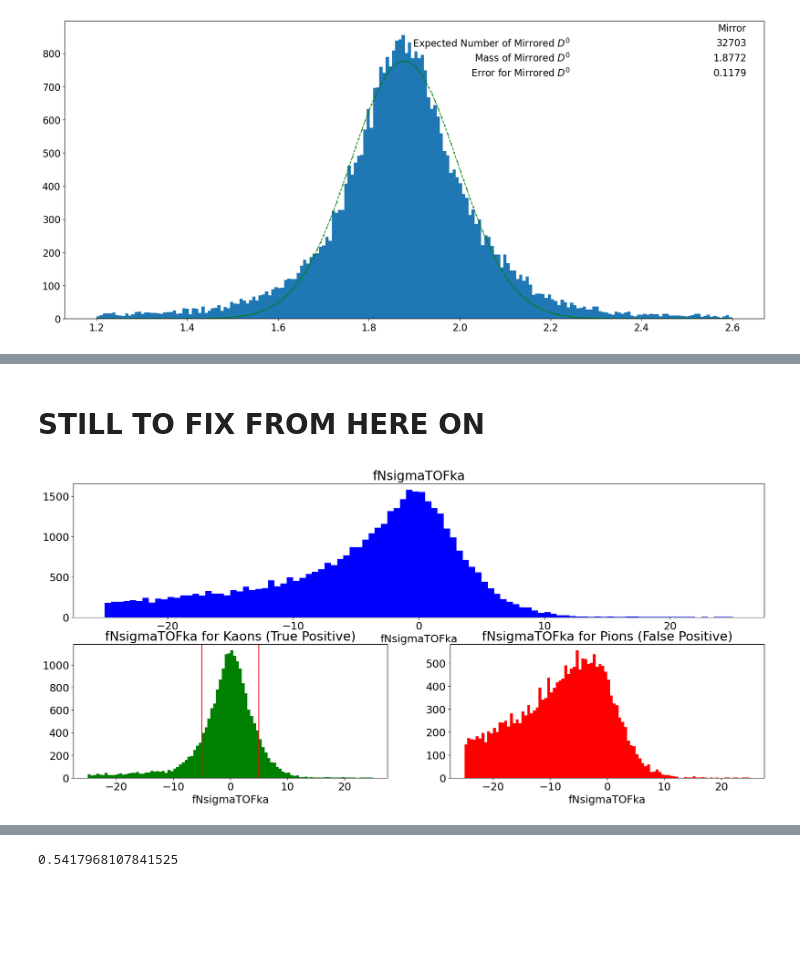
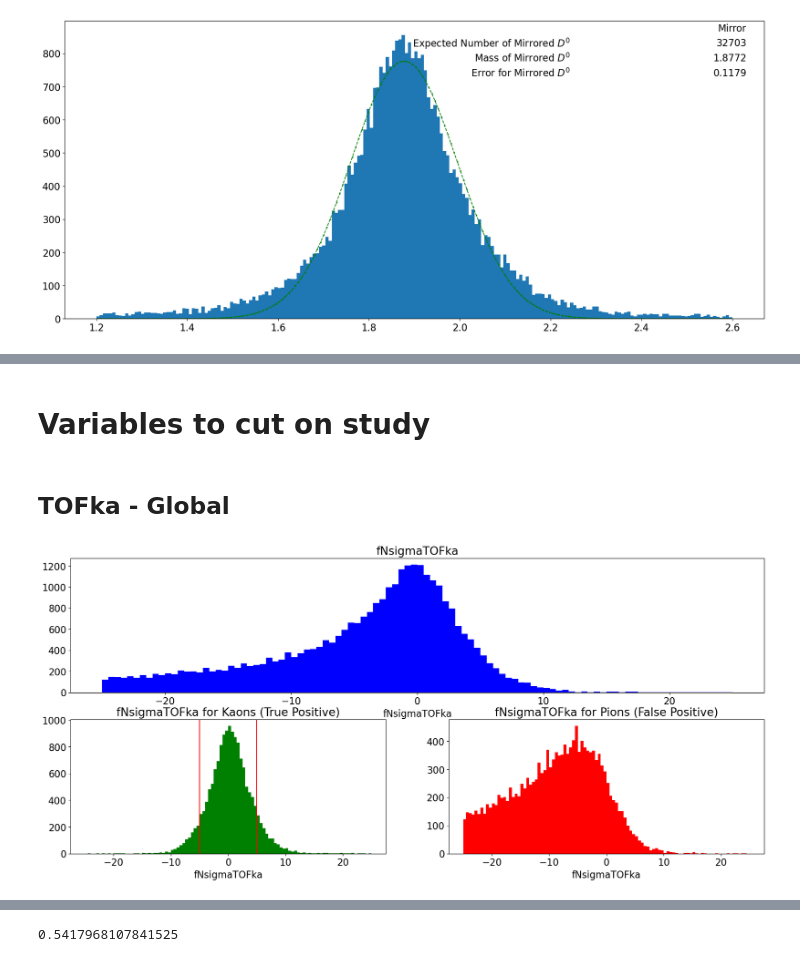
Before and after one commit to LeoPi314/LCPB_Project, a Jupyter notebook: MC_Mirror_D0.ipynb, the cells around one changed output, grey strips where cells are left out. Cells and saved outputs as stored; diff of their text form; code cells hidden in the pictures; blank space fills up the shorter version.

```diff
--- a/MC_Mirror_D0.ipynb
+++ b/MC_Mirror_D0.ipynb
@@ -646,2 +723,2 @@ plt.show()
 # %% [markdown]
-# STILL TO FIX FROM HERE ON
+# Variables to cut on study
@@ -648,29 +727,31 @@ plt.show()
+# %% [markdown]
+## TOFka - Global
 # %%
 mosaic = [
     ["top", "top"],
     ["left", "right"]
 ]
 
 fig, axes = plt.subplot_mosaic(mosaic, figsize=(21, 9))
 N_BINS = 100
 MIN_TOF, MAX_TOF = -25, 25
-axes["top"].hist(np.concat([final_results["TOFka"],final_results["mirror_TOFka"]]), bins=N_BINS, color="blue", range=(MIN_TOF, MAX_TOF))
+axes["top"].hist(np.concat([df["TOFka"],df["mirror_TOFka"]]), bins=N_BINS, color="blue", range=(MIN_TOF, MAX_TOF))
 axes["top"].set_title("fNsigmaTOFka")
 axes["top"].set_xlabel("fNsigmaTOFka")
 axes["top"].set_label("Counts")
 
-axes["left"].hist(final_results["TOFka"], bins=N_BINS, color="green", range=(MIN_TOF, MAX_TOF))
+axes["left"].hist(df["TOFka"], bins=N_BINS, color="green", range=(MIN_TOF, MAX_TOF))
 axes["left"].set_title("fNsigmaTOFka for Kaons (True Positive)")
 axes["left"].set_xlabel("fNsigmaTOFka")
 axes["left"].set_label("Counts")
 axes["left"].axvline(x=-5, color="red")
 axes["left"].axvline(x=+5, color="red")
 
-axes["right"].hist(final_results["mirror_TOFka"], bins=N_BINS, color="red", range=(MIN_TOF, MAX_TOF))
+axes["right"].hist(df["mirror_TOFka"], bins=N_BINS, color="red", range=(MIN_TOF, MAX_TOF))
 axes["right"].set_title("fNsigmaTOFka for Pions (False Positive)")
 axes["right"].set_xlabel("fNsigmaTOFka")
 axes["right"].set_label("Counts")
 
 plt.show()
 # %% [output]
-[figure, old version]
+[figure, new version]
```
Also changed, not shown: parts of 25 cells of this notebook.
